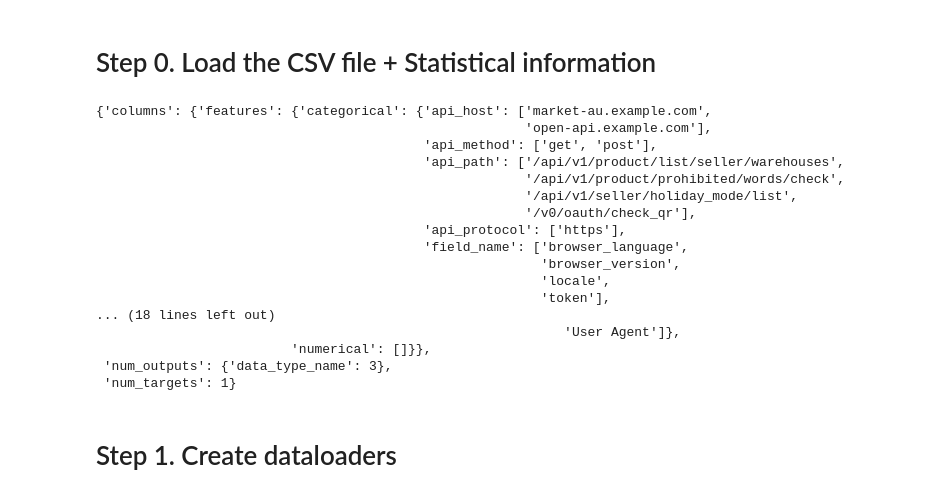
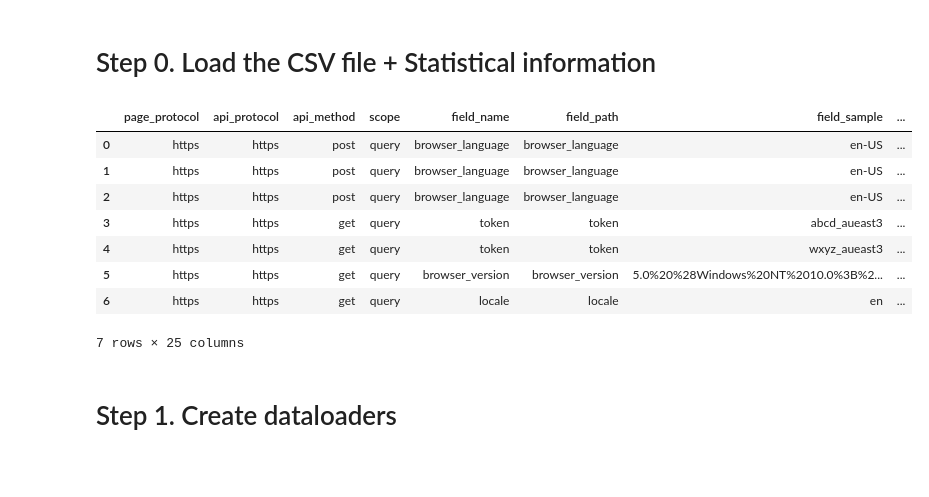
Before and after one commit to z-a-f/tabformer, a Jupyter notebook: TabTransformer Demo.ipynb, the cells around one changed output. Saved outputs shown, nothing was run; the diff lists cells and outputs as text; code cells hidden in the pictures; blank space fills up the shorter version.

```diff
--- a/TabTransformer Demo.ipynb
+++ b/TabTransformer Demo.ipynb
@@ -142,35 +173,37 @@ def make_metadata(df, target_columns):
 # Step 0. Load the CSV file + Statistical information
 # %%
 target_column = 'data_type_name'
+
+split_tokens = {
+    'page_host': ['-', '.', '/'],
+    'api_host':  ['-', '.', '/'],
+    'psm':       ['-', '.', '/'],
+    'api_path':  ['-', '.', '/'],
+}
 
 if os.path.isfile(meta_path):
     with open(meta_path, 'r') as f:
         metadata = json.load(f)
 else:
     data = pd.read_csv(csv_path)
-    metadata = make_metadata(data, target_columns=[target_column])
+    data, metadata = make_metadata(data, target_columns=[target_column], split_tokens=split_tokens)
     with open(meta_path, 'w') as f:
         json.dump(metadata, f)
 
-pprint(metadata)
+# pprint(metadata)
-# %% [output]
-{'columns': {'features': {'categorical': {'api_host': ['market-au.example.com',
-                                                       'open-api.example.com'],
-                                          'api_method': ['get', 'post'],
-                                          'api_path': ['/api/v1/product/list/seller/warehouses',
-                                                       '/api/v1/product/prohibited/words/check',
-                                                       '/api/v1/seller/holiday_mode/list',
-                                                       '/v0/oauth/check_qr'],
-                                          'api_protocol': ['https'],
-                                          'field_name': ['browser_language',
-                                                         'browser_version',
-                                                         'locale',
-                                                         'token'],
-... (18 lines left out)
-                                                            'User Agent']},
-                         'numerical': []}},
- 'num_outputs': {'data_type_name': 3},
- 'num_targets': 1}
+# %%
+data
+# TODO: Need to have a more robust solution for long arbitrary strings
+# %% [output]
+|  | page_protocol | api_protocol | api_method | scope | field_name | field_path | field_sample | ... |
+| 0 | https | https | post | query | browser_language | browser_language | en-US | ... |
+| 1 | https | https | post | query | browser_language | browser_language | en-US | ... |
+| 2 | https | https | post | query | browser_language | browser_language | en-US | ... |
+| 3 | https | https | get | query | token | token | abcd_aueast3 | ... |
+| 4 | https | https | get | query | token | token | wxyz_aueast3 | ... |
+| 5 | https | https | get | query | browser_version | browser_version | 5.0%20%28Windows%20NT%2010.0%3B%2... | ... |
+| 6 | https | https | get | query | locale | locale | en | ... |
+7 rows × 25 columns
 # %% [markdown]
 # Step 1. Create dataloaders
 # %%
```
Also changed, not shown: parts of 8 cells of this notebook, 1 other file.
